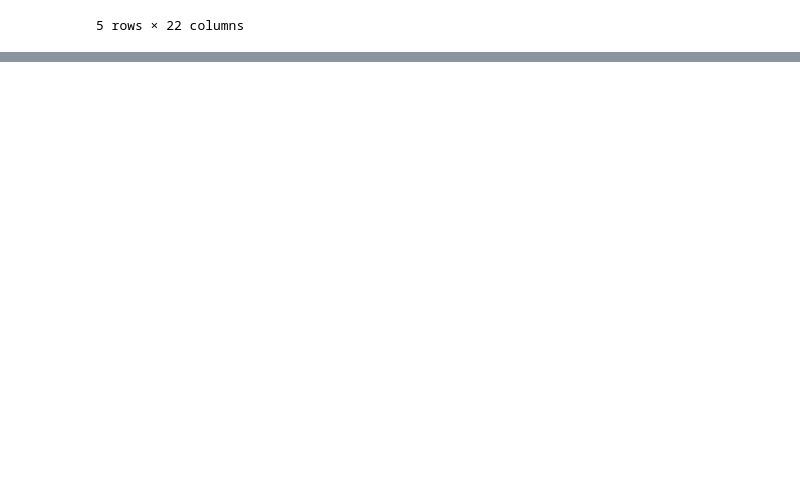
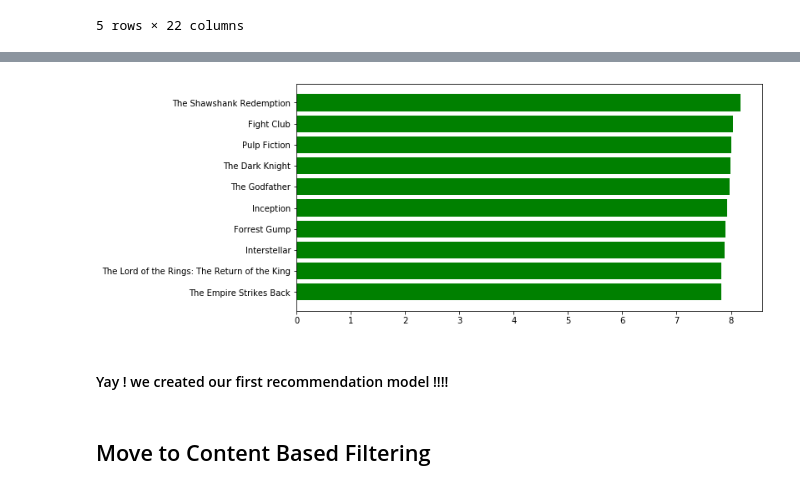
Before and after one commit to pksvv/25JRecommender, a Jupyter notebook: Movie Recommendation System.ipynb, the cells around one changed output, grey strips where cells are left out. Cells and saved outputs as stored; diff of their text form; code cells hidden in the pictures; blank space fills up the shorter version.

```diff
--- a/Movie Recommendation System.ipynb
+++ b/Movie Recommendation System.ipynb
@@ -134,0 +210,14 @@ The formula for calculating the Top Rated 250 Titles gives a true Bayesian estim
+# %%
+score = df.sort_values('Score',ascending=False)
+
+plt.figure(figsize=(10,5))
+
+plt.barh(score['title'].head(10),score['Score'].head(10),align='center',color='green')
+
+plt.gca().invert_yaxis()
+# %% [output]
+[figure, added]
+# %% [markdown]
+#### Yay ! we created our first recommendation model !!!!
+# %% [markdown]
+## Move to Content Based Filtering
```
Also changed, not shown: parts of 32 cells of this notebook.
